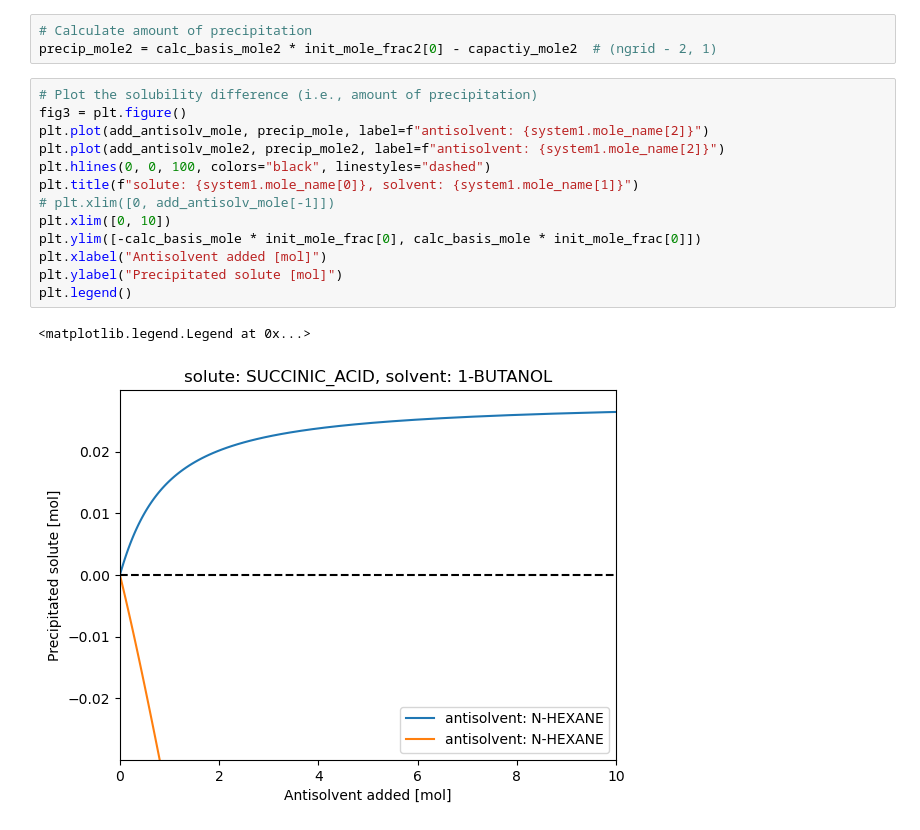
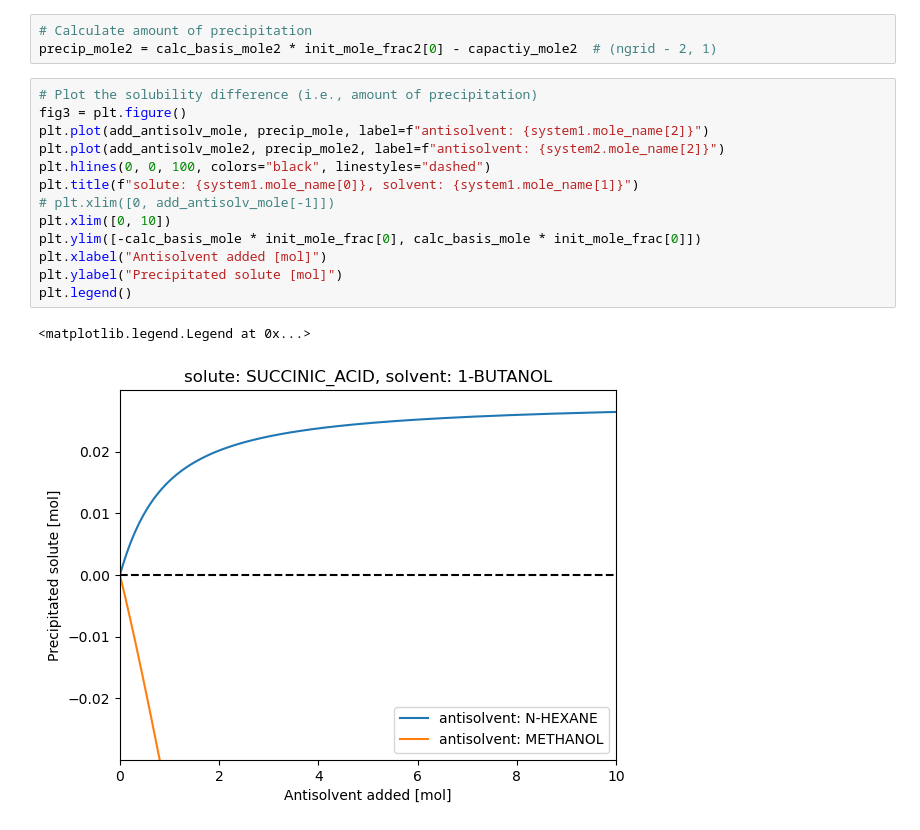
Before and after one commit to HyuntaeKR/drowning-out, a Jupyter notebook: examples/example_drowing_out_method.ipynb, the cells around one changed output. Saved outputs shown, nothing was run; the diff lists cells and outputs as text.

Commit message:
Edit plot legend

```diff
--- a/examples/example_drowing_out_method.ipynb
+++ b/examples/example_drowing_out_method.ipynb
@@ -91,16 +91,16 @@ precip_mole2 = calc_basis_mole2 * init_mole_frac2[0] - capactiy_mole2  # (ngrid
 # %%
 # Plot the solubility difference (i.e., amount of precipitation)
 fig3 = plt.figure()
 plt.plot(add_antisolv_mole, precip_mole, label=f"antisolvent: {system1.mole_name[2]}")
-plt.plot(add_antisolv_mole2, precip_mole2, label=f"antisolvent: {system1.mole_name[2]}")
+plt.plot(add_antisolv_mole2, precip_mole2, label=f"antisolvent: {system2.mole_name[2]}")
 plt.hlines(0, 0, 100, colors="black", linestyles="dashed")
 plt.title(f"solute: {system1.mole_name[0]}, solvent: {system1.mole_name[1]}")
 # plt.xlim([0, add_antisolv_mole[-1]])
 plt.xlim([0, 10])
 plt.ylim([-calc_basis_mole * init_mole_frac[0], calc_basis_mole * init_mole_frac[0]])
 plt.xlabel("Antisolvent added [mol]")
 plt.ylabel("Precipitated solute [mol]")
 plt.legend()
 # %% [output]
 <matplotlib.legend.Legend at 0x...>
-[figure, old version]
+[figure, new version]
```
